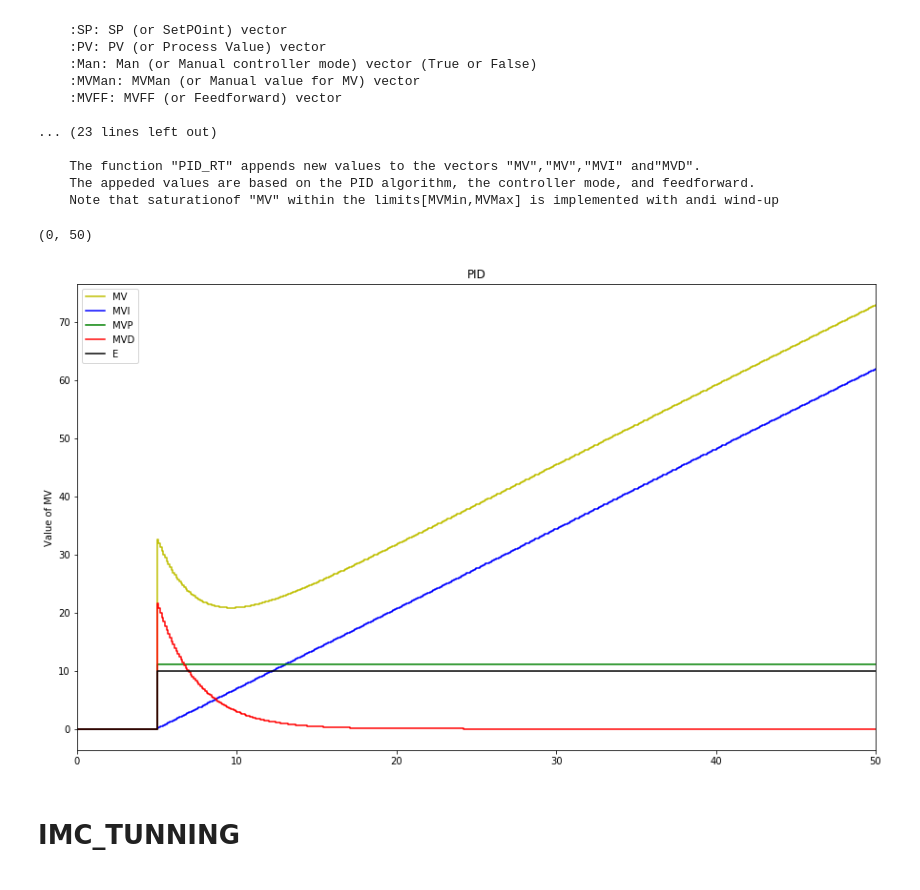
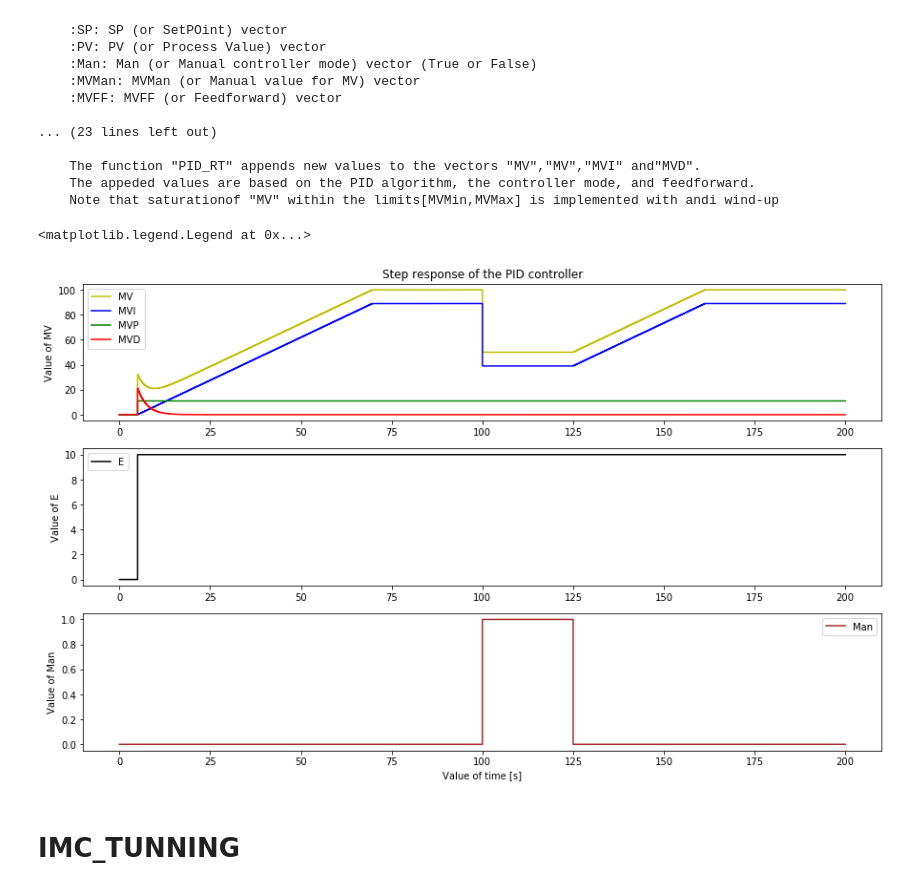
Before and after one commit to Vicoj/TCLab_2023, a Jupyter notebook: package_LAB2.ipynb, the cells around one changed output. Cells and saved outputs as stored; diff of their text form; code cells hidden in the pictures.

```diff
--- a/package_LAB2.ipynb
+++ b/package_LAB2.ipynb
@@ -112,7 +112,7 @@ PID_RT(SP, PV, Man, MVMan, MVFF, Kc, Ti, Td, alpha, Ts, MVMin, MVMax, MV, MVP, M
     The appeded values are based on the PID algorithm, the controller mode, and feedforward.
     Note that saturationof "MV" within the limits[MVMin,MVMax] is implemented with andi wind-up
 # %%
-TSim = 50
+TSim = 200
 Ts = 0.1
 N = int(TSim/Ts) + 1
 
@@ -126,17 +126,19 @@ MVP=[]
 MVI=[]
 MVD=[]
 MVFF=[]
+Man=[]
+MVMan=[]
 
 
 SPPath={0:50, 5:60, TSim:60}
 
 PVPath={0:50, 5:50, TSim:50}
-ManPath={0:False, TSim:False}
+ManPath={0:False, 100:True,125:False,TSim:False}
 MVManPath={0:50,TSim:50}
 MVFFPath={0:0,TSim:0}
 
 
-Man= False,False
+#Man= False,False #C'est moi qui ai mis cette ligne en commentaire
 Kc=1.1
 Ti=8
 Td=5
@@ -144,39 +146,61 @@ alpha=0.5
 MVMin=0
 MVMax=100
 MVMan=[]
 
 
 # Path for MV and MVMan
 #MVPath = {0: 0, 5: 1, 50: 2, 80: 3}
 
 
 
 
 for i in range(0,N):
     t.append(i*Ts)
     SelectPath_RT(SPPath,t,SP)
     SelectPath_RT(PVPath,t,PV)
-    #SelectPath_RT(ManPath,t,Man)
+    SelectPath_RT(ManPath,t,Man)
 
     SelectPath_RT(MVManPath,t,MVMan)
     SelectPath_RT(MVFFPath,t,MVFF)
-    PID_RT(SP,PV,Man, MVMan, MVFF,Kc,Ti,Td,alpha,Ts, MVMin, MVMax,MV,MVP,MVI,MVD,E, ManFF=False, PVInit=0, method='TRAP-TRAP')
-
+    PID_RT(SP,PV,Man, MVMan, MVFF,Kc,Ti,Td,alpha,Ts, MVMin, MVMax,MV,MVP,MVI,MVD,E, ManFF=False, PVInit=0, method='EBD-EBD')
+""""
 plt.figure(figsize = (15,9))
 
 
 plt.step(t,MV,'y-',label='MV',where='post')
 plt.step(t,MVI,'b-',label='MVI',where='post')
 plt.step(t,MVP,'g-',label='MVP',where='post')
 plt.step(t,MVD, 'r-',label='MVD',where='post')
 plt.step(t,E,'black',label='E',where='post')
 plt.ylabel('Value of MV')
 plt.legend(loc='best')
-plt.title('PID')
+plt.title('Step response of the PID controller')
 plt.xlim([0, TSim])
+"""
+
+fig,(ax1,ax2,ax3)=plt.subplots(3,1)
+fig.set_figheight(9)
+fig.set_figwidth(15)
+
+l1,=ax1.step(t,MV,'y-',label='MV',where='post')
+l2,=ax1.step(t,MVI,'b-',label='MVI',where='post')
+l3,=ax1.step(t,MVP,'g-',label='MVP',where='post')
+l4,=ax1.step(t,MVD, 'r-',label='MVD',where='post')
+ax1.set_ylabel('Value of MV')
+ax1.set_title('Step response of the PID controller')
+ax1.legend(loc='best')
+
+l5,=ax2.step(t,E,'black',label='E',where='post')
+ax2.set_ylabel('Value of E')
+ax2.legend(loc='best')
+
+l6,=ax3.step(t,Man,'brown',label='Man',where='post')
+ax3.set_ylabel('Value of Man')
+ax3.set_xlabel('Value of time [s]')
+ax3.legend(loc='best')
 # %% [output]
-(0, 50)
+<matplotlib.legend.Legend at 0x...>
-[figure, old version]
+[figure, new version]
 # %% [markdown]
 # IMC_TUNNING
 # %%
```
Also changed, not shown: parts of 1 cell of this notebook, 1 other file.
